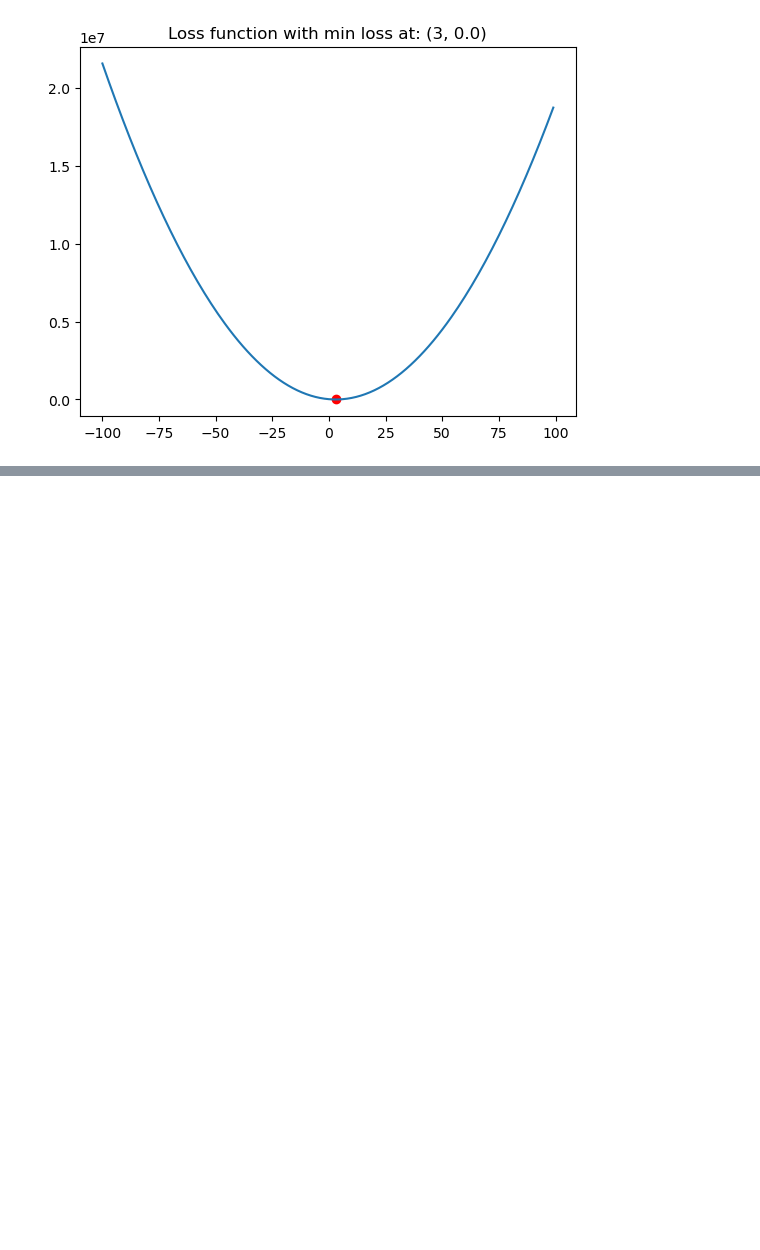
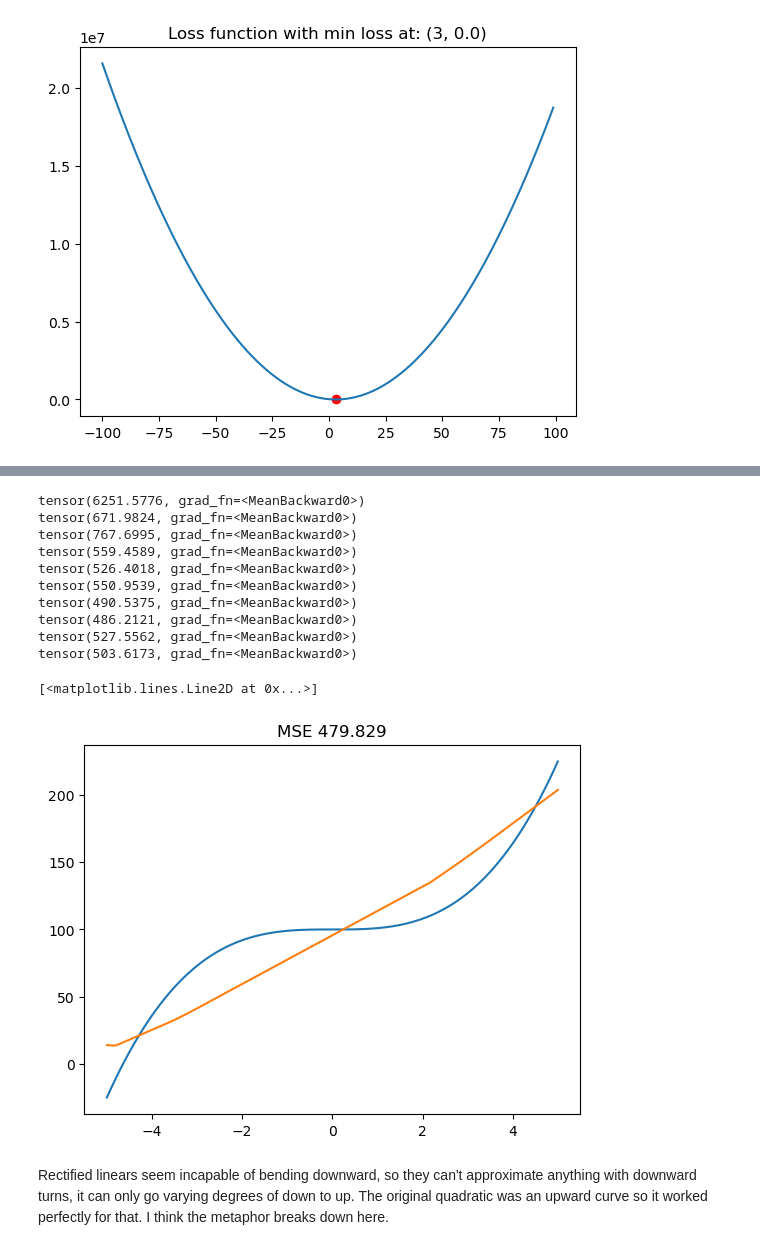
Before and after one commit to Daynil/course22, a Jupyter notebook: 04-experiments.ipynb, the cells around one changed output, grey strips where cells are left out. Drawn from its saved outputs; the diff is of its cells as text; code cells hidden in the pictures; blank space fills up the shorter version.

```diff
--- a/04-experiments.ipynb
+++ b/04-experiments.ipynb
@@ -42,14 +53,16 @@ Here, we create a set of random initial training parameters with gradient calcul
 # %%
 def quadratic(x: Tensor, params: Tensor):
     a, b, c = params
-    return a*x**2 + b*x + c
+    return a * x ** 2 + b * x + c
+
 
 def mean_squared_error(actual: Tensor, prediction: Tensor):
-    return ((prediction - actual)**2).mean()
+    return ((prediction - actual) ** 2).mean()
+
 
 times = torch.arange(-10, 10).float()
 
-actual_params = torch.tensor([3., 2., 1.])
+actual_params = torch.tensor([3.0, 2.0, 1.0])
 actual = quadratic(times, actual_params)
 training_params = torch.randn(3, requires_grad=True)
 
@@ -58,7 +71,8 @@ learning_rate = 0.0001
 for i in range(1000):
     prediction = quadratic(times, training_params)
     loss = mean_squared_error(actual, prediction)
-    if i % 100 == 0: print(loss)
+    if i % 100 == 0:
+        print(loss)
     loss.backward()  # AKA calculate gradient
     training_params.data -= training_params.grad.data * learning_rate  # type: ignore (pylance doesn't understand loss.backward was called)
     # Note grad has to be reset or it accumulates between cycles and produces incorrect data
@@ -136,0 +369,29 @@ Text(0.5, 1.0, 'Loss function with min loss at: (3, 0.0)')
+# %%
+x = torch.linspace(-5, 5, 100)
+# actual = torch.sigmoid(x)
+# actual = torch.sin(x)
+# actual = quadratic(x, torch.tensor([-3.0, 2.0, 1.0])) + 100
+actual = x**3 + 100
+
+loss_function = mean_squared_error
+prediction = train_model(x, actual, mean_squared_error, 0.01, 1000)
+# prediction = train_model(x, actual, loss_function, 0.01, 1000)
+
+plt.plot(x, actual)
+plt.title(f"MSE {round(loss_function(actual, prediction).item(), 3)}")
+plt.plot(x, prediction.detach().numpy())
+# %% [output]
+tensor(6251.5776, grad_fn=<MeanBackward0>)
+tensor(671.9824, grad_fn=<MeanBackward0>)
+tensor(767.6995, grad_fn=<MeanBackward0>)
+tensor(559.4589, grad_fn=<MeanBackward0>)
+tensor(526.4018, grad_fn=<MeanBackward0>)
+tensor(550.9539, grad_fn=<MeanBackward0>)
+tensor(490.5375, grad_fn=<MeanBackward0>)
+tensor(486.2121, grad_fn=<MeanBackward0>)
+tensor(527.5562, grad_fn=<MeanBackward0>)
+tensor(503.6173, grad_fn=<MeanBackward0>)
+[<matplotlib.lines.Line2D at 0x...>]
+[figure, added]
+# %% [markdown]
+Rectified linears seem incapable of bending downward, so they can't approximate anything with downward turns, it can only go varying degrees of down to up. The original quadratic was an upward curve so it worked perfectly for that. I think the metaphor breaks down here.
```
Also changed, not shown: parts of 16 cells of this notebook.
